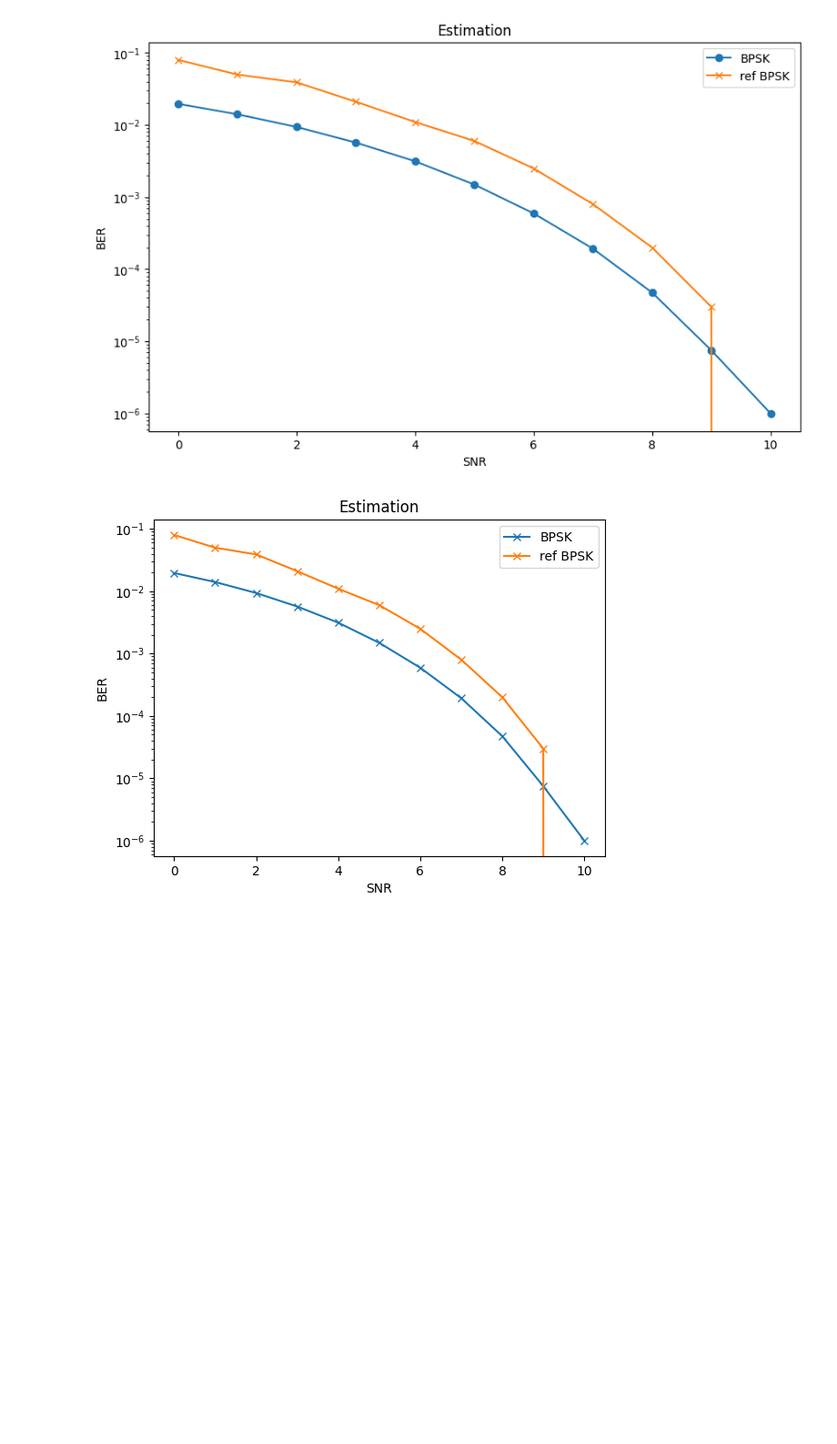
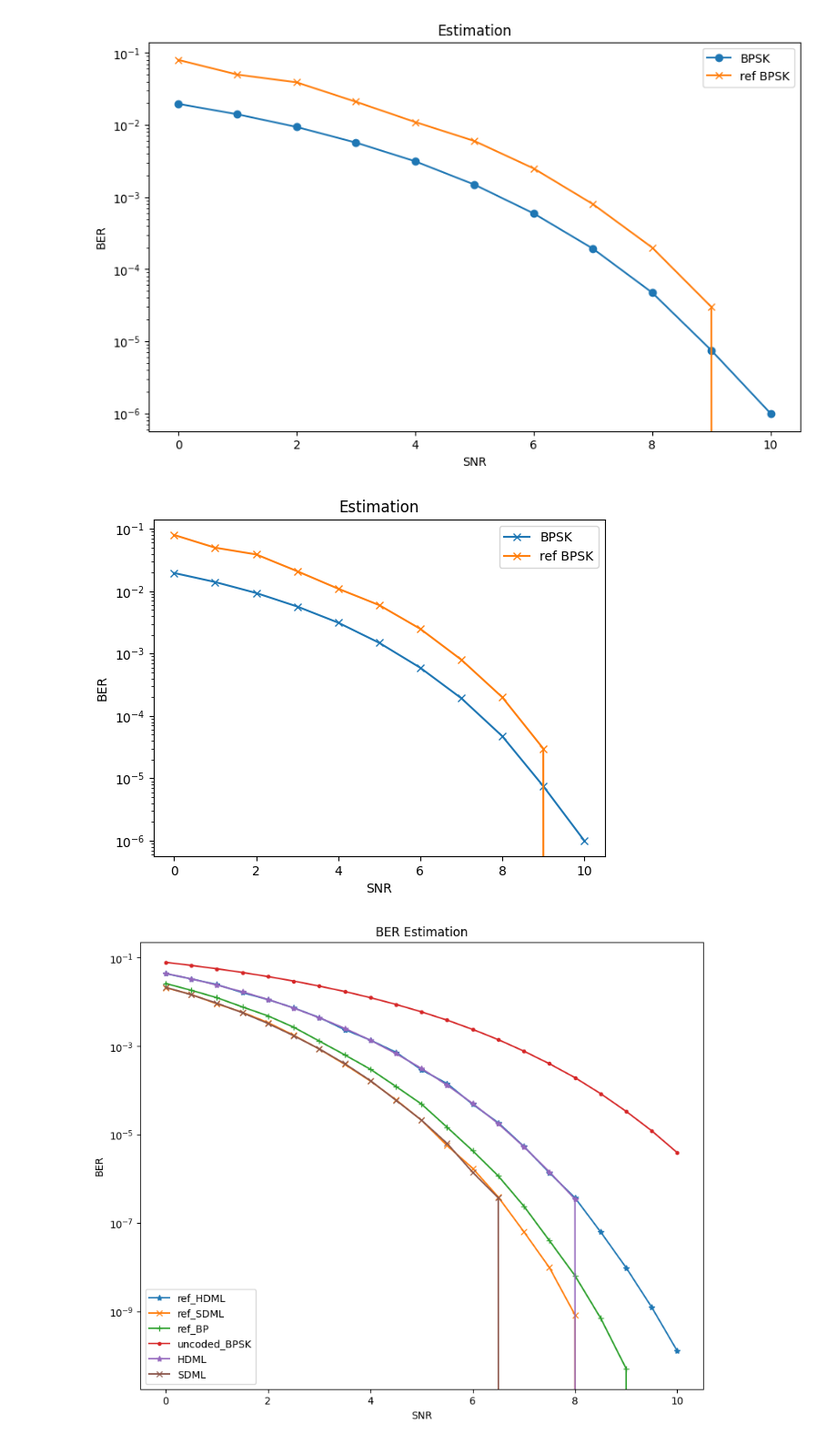
Before and after one commit to EricYuan8307/Machine-Learning-Based-Error-Correcting-Decoders, a Jupyter notebook: Knowldege Review.ipynb, the cells around one changed output. Shown at 91% size. Saved outputs shown, nothing was run; the diff lists cells and outputs as text; code cells hidden in the pictures; blank space fills up the shorter version.

Commit message:
store the data without BP.

```diff
--- a/Knowldege Review.ipynb
+++ b/Knowldege Review.ipynb
@@ -175,6 +175,60 @@ plt.legend(['BPSK', 'ref BPSK'])
 plt.show()
 # %% [output]
 [figure]
+# %%
+import numpy as np
+import matplotlib.pyplot as plt
+
+# Data Storage Reference: and BER has changed
+ref_HDML = [0.04368, 0.0331875, 0.02469, 0.01624, 0.01130, 0.00734, 0.00444, 0.00235, 0.00137, 0.000725, 0.000290, 0.000141944,
+     4.81731e-05, 1.84191e-05, 5.37554e-06, 1.35552e-06, 3.68058e-07, 6.24751e-08, 9.625e-09, 1.225e-09, 1.25e-10]
+
+ref_SDML = [0.0209, 0.014785, 0.00904, 0.0058325, 0.003405, 0.001765, 0.00085975, 0.000385625, 0.000161875, 6.10714e-05,
+     2.0875e-05, 5.61659e-06, 1.71214e-06, 3.8256e-07, 6.3039e-08, 9.675e-09, 8.25e-10, 0, 0, 0, 0]
+
+ref_BP = [0.026185, 0.01830, 0.01246, 0.0076925, 0.0048225, 0.0026775, 0.0013025, 0.0006325, 0.00029950, 0.000122045, 4.875e-05, 1.45349e-05, 4.28082e-06, 1.15101e-06, 2.38981e-07, 3.95057e-08, 6.35e-09, 7e-10, 5e-11, 0, 0] # ref BP
+
+# ref_MLHD_int = [[0.04368, 0.02469, 0.01130, 0.00444, 0.00137, 0.000290, 4.81731e-05, 5.37554e-06, 3.68058e-07, 9.625e-09, 1.25e-10]]
+# ref_MLSD_int = [[0.0209, 0.00904, 0.003405, 0.00085975, 0.000161875, 2.0875e-05, 1.71214e-06, 6.3039e-08, 8.25e-10, 0, 0]]
+# ref_BP_int = [[0.026185, 0.01246, 0.0048225, 0.0013025, 0.00029950, 4.875e-05, 4.28082e-06, 2.38981e-07, 6.35e-09, 5e-11, 0]]
+
+
+uncoded_BPSK = [0.07864588, 0.0670532, 0.05630509, 0.046395885, 0.03750538, 0.02963852, 0.02287882,
+     0.01716848, 0.012505335, 0.00879166, 0.00595442, 0.003866035, 0.00238995, 0.00140195,
+     0.00076981, 0.000398745, 0.000193015, 8.405e-05, 3.335e-05, 1.21e-05, 3.855e-06] # Uncoded BPSK
+
+
+
+SDML = [0.021438075, 0.014477825, 0.009354125, 0.0056875, 0.003245525, 0.001715425, 0.000867975, 0.000398725,
+     0.00016595, 5.9475e-05, 2.1025e-05, 6.275e-06, 1.3875e-06, 3.675e-07, 0.00000000e+00, 0.00000000e+00,
+     0.00000000e+00, 0.00000000e+00, 0.00000000e+00, 0.00000000e+00, 0.00000000e+00]
+
+HDML = [0.04415109, 0.033231805, 0.0241618475, 0.0169061, 0.0113552825, 0.0072749425, 0.00440249,
+     0.0025212025, 0.0013590475, 0.0006786375, 0.0003117775, 0.0001306225, 5.03725e-05, 1.759e-05,
+     5.2725e-06, 1.4225e-06, 3.425e-07, 0.00000000e+00, 0.00000000e+00, 0.00000000e+00, 0.00000000e+00]
+# BP = [[0.0120080625, 0.0068265625, 0.003375875, 0.0013875, 0.0004791875, 0.00013575, 3.18125e-05, 6.8125e-06, 0.00000000e+00, 0.00000000e+00, 0.00000000e+00]]
+
+SNR = [0, 0.5, 1, 1.5, 2, 2.5, 3, 3.5, 4, 4.5, 5, 5.5, 6, 6.5, 7, 7.5, 8, 8.5, 9, 9.5, 10]
+
+plt.figure(figsize=(10, 8))
+plt.semilogy(SNR, ref_HDML, marker='*', label='ref_HDML')
+plt.semilogy(SNR, ref_SDML, marker='x', label='ref_SDML')
+plt.semilogy(SNR, ref_BP, marker='+', label='ref_BP')
+plt.semilogy(SNR, uncoded_BPSK, marker='.', label='uncoded_BPSK')
+plt.semilogy(SNR, HDML, marker='*', label='HDML')
+plt.semilogy(SNR, SDML, marker='x', label='SDML')
+
+# plt.semilogy(SNR, BP, marker='+', label='BP')
+
+plt.xlabel('SNR')
+plt.ylabel('BER')
+plt.title('BER Estimation')
+plt.legend(['ref_HDML', 'ref_SDML','ref_BP', 'uncoded_BPSK','HDML','SDML' ], loc='lower left')
+
+# Display the Plot
+plt.show()
+# %% [output]
+[figure, added]
 # %%
 import numpy as np
 import matplotlib.pyplot as plt
```
Also changed, not shown: parts of 2 cells of this notebook.
